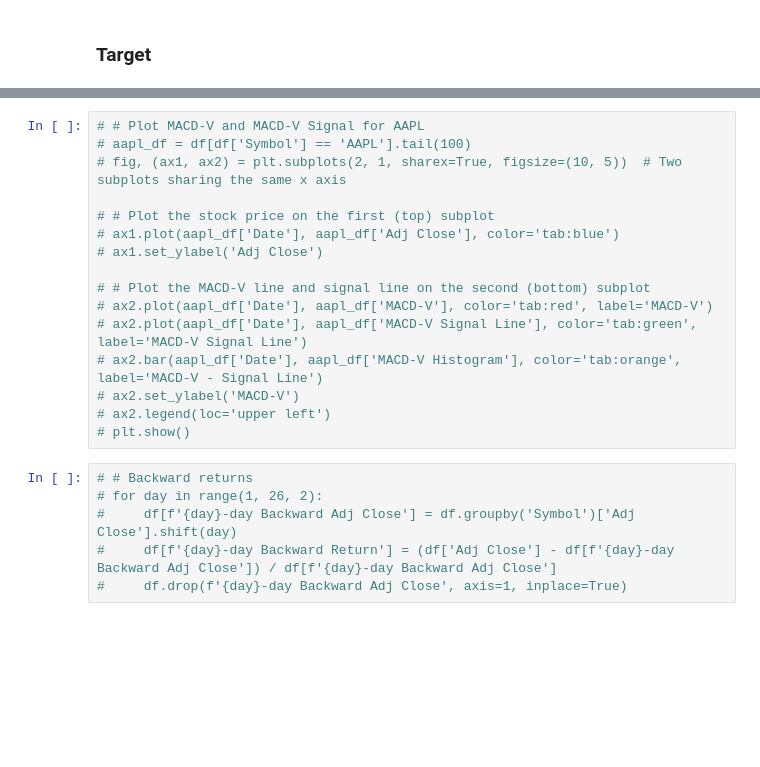
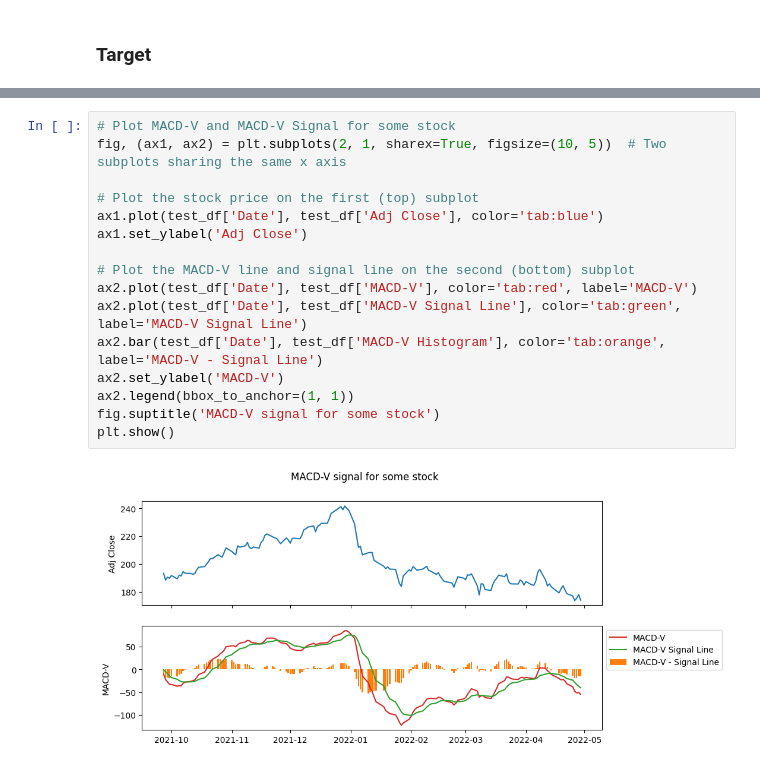
Before and after one commit to ed-churchill/ibm-ml-certificate, a Jupyter notebook: ibm-classification-feature-engineering.ipynb, the cells around one changed output, grey strips where cells are left out. Drawn from its saved outputs; the diff is of its cells as text; blank space fills up the shorter version.

```diff
--- a/ibm-classification-feature-engineering.ipynb
+++ b/ibm-classification-feature-engineering.ipynb
@@ -625,22 +645,18 @@ df.tail(5)
 # %%
-# # Plot MACD-V and MACD-V Signal for AAPL
-# aapl_df = df[df['Symbol'] == 'AAPL'].tail(100)
-# fig, (ax1, ax2) = plt.subplots(2, 1, sharex=True, figsize=(10, 5))  # Two subplots sharing the same x axis
+# Plot MACD-V and MACD-V Signal for some stock
+fig, (ax1, ax2) = plt.subplots(2, 1, sharex=True, figsize=(10, 5))  # Two subplots sharing the same x axis
 
-# # Plot the stock price on the first (top) subplot
-# ax1.plot(aapl_df['Date'], aapl_df['Adj Close'], color='tab:blue')
-# ax1.set_ylabel('Adj Close')
+# Plot the stock price on the first (top) subplot
+ax1.plot(test_df['Date'], test_df['Adj Close'], color='tab:blue')
+ax1.set_ylabel('Adj Close')
 
-# # Plot the MACD-V line and signal line on the second (bottom) subplot
-# ax2.plot(aapl_df['Date'], aapl_df['MACD-V'], color='tab:red', label='MACD-V')
-# ax2.plot(aapl_df['Date'], aapl_df['MACD-V Signal Line'], color='tab:green', label='MACD-V Signal Line')
-# ax2.bar(aapl_df['Date'], aapl_df['MACD-V Histogram'], color='tab:orange', label='MACD-V - Signal Line')
-# ax2.set_ylabel('MACD-V')
-# ax2.legend(loc='upper left')
-# plt.show()
+# Plot the MACD-V line and signal line on the second (bottom) subplot
+ax2.plot(test_df['Date'], test_df['MACD-V'], color='tab:red', label='MACD-V')
+ax2.plot(test_df['Date'], test_df['MACD-V Signal Line'], color='tab:green', label='MACD-V Signal Line')
+ax2.bar(test_df['Date'], test_df['MACD-V Histogram'], color='tab:orange', label='MACD-V - Signal Line')
+ax2.set_ylabel('MACD-V')
+ax2.legend(bbox_to_anchor=(1, 1))
+fig.suptitle('MACD-V signal for some stock')
+plt.show()
+# %% [output]
+[figure, added]
-# %%
-# # Backward returns
-# for day in range(1, 26, 2):
-#     df[f'{day}-day Backward Adj Close'] = df.groupby('Symbol')['Adj Close'].shift(day)
-#     df[f'{day}-day Backward Return'] = (df['Adj Close'] - df[f'{day}-day Backward Adj Close']) / df[f'{day}-day Backward Adj Close']
-#     df.drop(f'{day}-day Backward Adj Close', axis=1, inplace=True)
```
Also changed, not shown: parts of 37 cells of this notebook.
